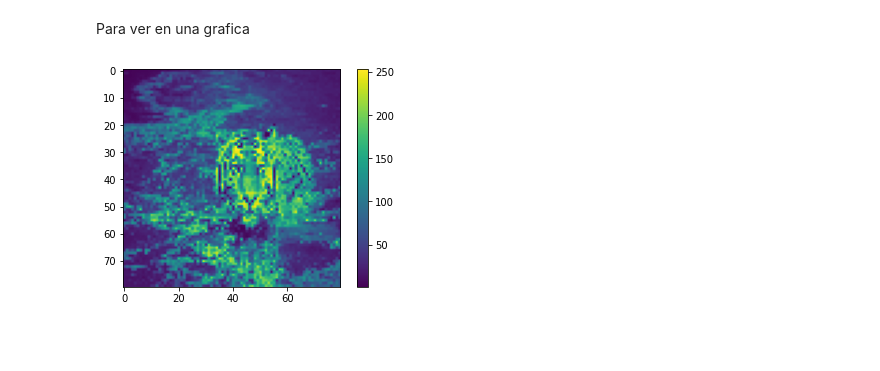
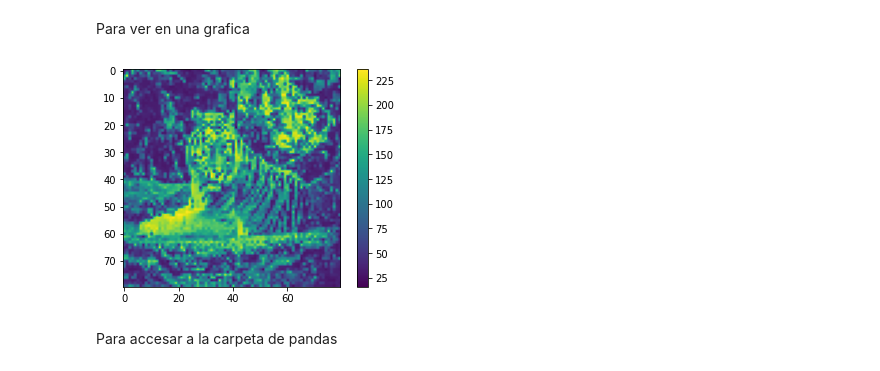
Before and after one commit to mozartMiBciBA/HolaMozart, a Jupyter notebook: Ej3Subir_procesar_Imagen.ipynb, the cells around one changed output. Cells and saved outputs as stored; diff of their text form; code cells hidden in the pictures; blank space fills up the shorter version.

```diff
--- a/Ej3Subir_procesar_Imagen.ipynb
+++ b/Ej3Subir_procesar_Imagen.ipynb
@@ -79,10 +79,13 @@ print(tigres_training)
 # %% [markdown]
 Para ver en una grafica
 # %%
-plt.figure
-plt.imshow(np.squeeze(tigres_training[0])) # np.squeeze para reducir a un formato de 2 dimensiones
+plt.figure()
+plt.imshow(np.squeeze(tigres_training[2])) # np.squeeze para reducir a un formato de 2
+# porque se tenia un formato de 3 dimensiones
 plt.colorbar()
 plt.grid(False)
 plt.show()
 # %% [output]
-[figure, old version]
+[figure, new version]
+# %% [markdown]
+Para accesar a la carpeta de pandas
```
Also changed, not shown: parts of 5 cells of this notebook.
